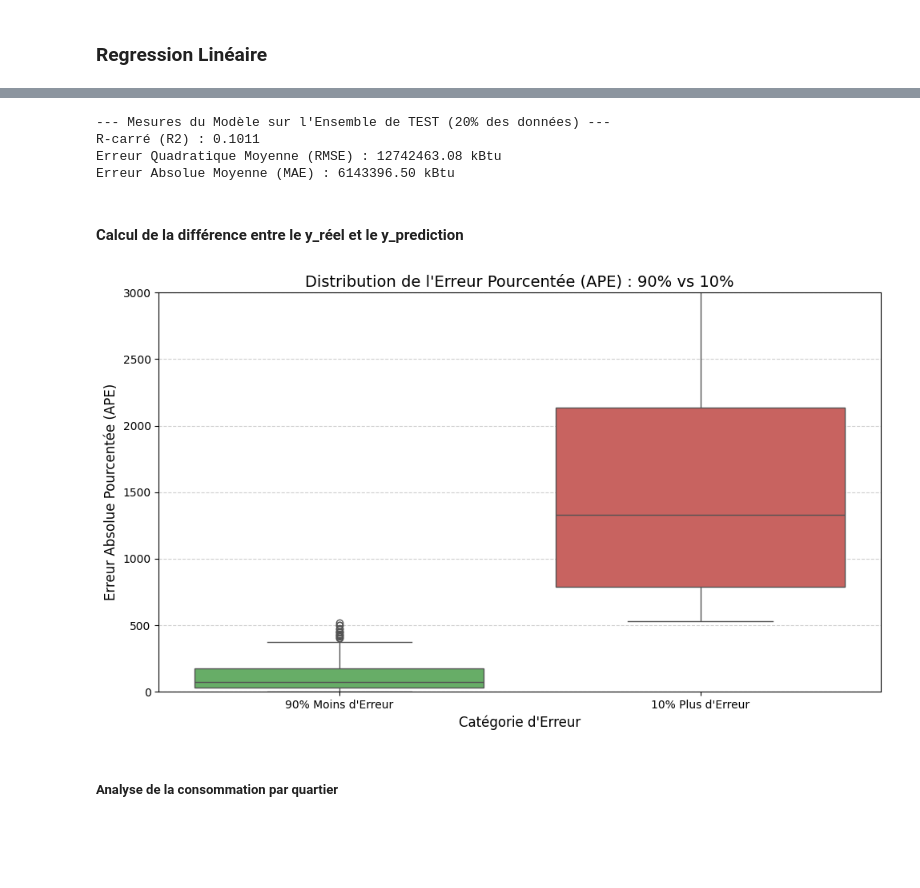
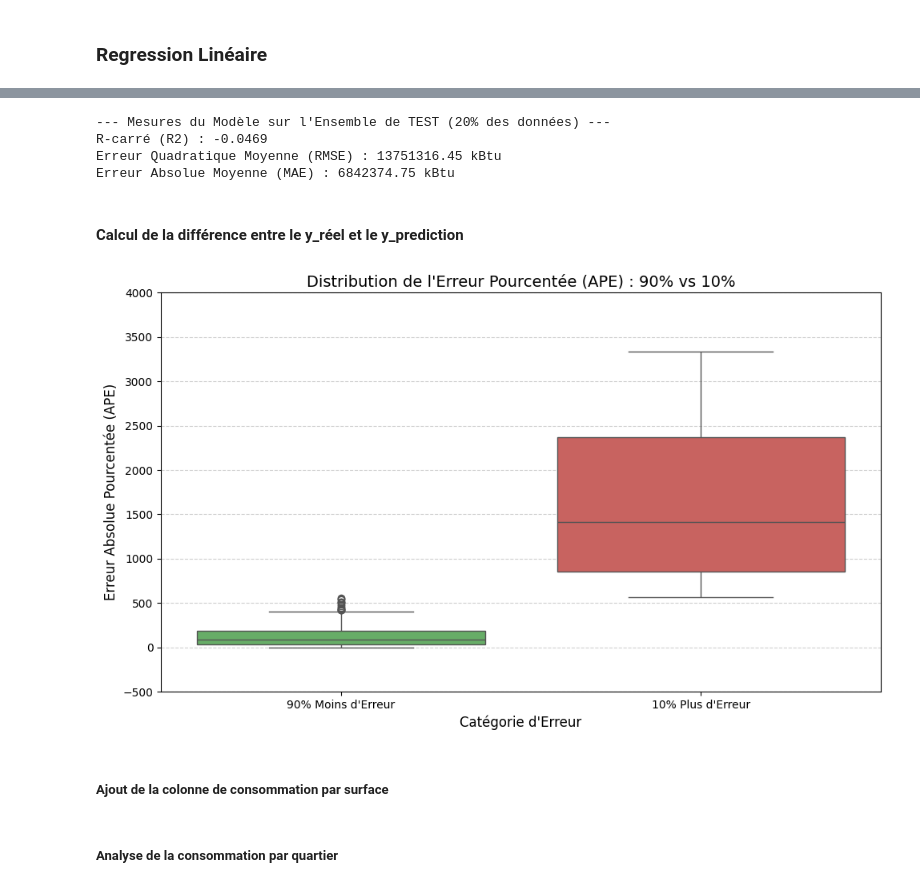
Before and after one commit to mcourte/DE_Projet_6, a Jupyter notebook: nettoyage_analyse_DF.ipynb, the cells around one changed output, grey strips where cells are left out. Saved outputs shown, nothing was run; the diff lists cells and outputs as text; code cells hidden in the pictures; blank space fills up the shorter version.

```diff
--- a/nettoyage_analyse_DF.ipynb
+++ b/nettoyage_analyse_DF.ipynb
@@ -1391,13 +1935,26 @@ features_to_keep = [
 # %%
 y = building_consumption_clean['SiteEnergyUse(kBtu)']
 X = df_without_leakage[features_to_keep].copy()
+
+
 X = X.loc[y.index]
+
+
+
+X_train, X_test, y_train, y_test = train_test_split(
+    X,
+    y,
+    test_size=0.2,  # 20% pour le jeu de test
+    random_state=42 # Pour garantir la reproductibilité
+)
+
+
 
 numeric_transformer = Pipeline(steps=[
     ('scaler', StandardScaler())
 ])
 categorical_transformer = Pipeline(steps=[
-    ('onehot', OneHotEncoder())
+    ('encoder', OneHotEncoder(handle_unknown='ignore'))
 ])
 
 preprocessor = ColumnTransformer(
@@ -1407,14 +1964,13 @@ preprocessor = ColumnTransformer(
     ],
     remainder='drop'
 )
+
 pipeline = Pipeline(steps=[
     ('preprocessor', preprocessor),
     ('regressor', LinearRegression())
 ])
-df_model = pd.concat([X, y], axis=1)
 
-X_final = df_model[X.columns]
-y_final = df_model[y.name]
 
-pipeline.fit(X_final, y_final)
-y_prediction = pipeline.predict(X)
+pipeline.fit(X_train, y_train)
+
+y_prediction_test = pipeline.predict(X_test)
@@ -1473,8 +1977,4 @@ y_prediction_test = pipeline.predict(X_test)
 # %%
-# --- 5. Prédiction sur les Données de TEST (X_test) ---
-y_prediction_test = pipeline.predict(X_test)
-
-# La vérité terrain pour le calcul des métriques est Y_TEST, pas Y (complet)
 y_true = y_test
 y_pred = y_prediction_test
 
@@ -1488,7 +1988,7 @@ rmse = np.sqrt(mse)
 mae = mean_absolute_error(y_true, y_pred)
 
 # On calcule le R² :
-r2 = r2_score(y_true, y_pred) # Le pipeline.score(X_test, y_test) fait la même chose
+r2 = r2_score(y_true, y_pred)
 
 # Affichage des résultats
 print("--- Mesures du Modèle sur l'Ensemble de TEST (20% des données) ---")
@@ -1497,9 +1997,9 @@ print(f"Erreur Quadratique Moyenne (RMSE) : {rmse:.2f} kBtu")
 print(f"Erreur Absolue Moyenne (MAE) : {mae:.2f} kBtu")
 # %% [output]
 --- Mesures du Modèle sur l'Ensemble de TEST (20% des données) ---
-R-carré (R2) : 0.1011
-Erreur Quadratique Moyenne (RMSE) : 12742463.08 kBtu
-Erreur Absolue Moyenne (MAE) : 6143396.50 kBtu
+R-carré (R2) : -0.0469
+Erreur Quadratique Moyenne (RMSE) : 13751316.45 kBtu
+Erreur Absolue Moyenne (MAE) : 6842374.75 kBtu
 # %% [markdown]
 #### Calcul de la différence entre le y_réel et le y_prediction
 # %%
@@ -1549,55 +2049,43 @@ df_90_percent = df_resultats_test[mask_90_percent]
 # Séparer les 10% (pour analyse future)
 df_10_percent = df_resultats_test[~mask_90_percent]
 # %%
-
-# --- 1. Préparation des Données (Comme votre code précédent) ---
-
-# 1.1 Ajout d'une colonne d'étiquette aux deux DataFrames
 df_90_percent_plot = df_90_percent.copy()
 df_10_percent_plot = df_10_percent.copy()
 
 df_90_percent_plot['Catégorie'] = '90% Moins d\'Erreur'
 df_10_percent_plot['Catégorie'] = '10% Plus d\'Erreur'
 
-# 1.2 Concaténation des deux DataFrames
+
 df_boxplot = pd.concat([df_90_percent_plot, df_10_percent_plot])
 
 
-# --- 2. Génération du Box Plot ---
 
 plt.figure(figsize=(10, 6))
 
 sns.boxplot(
     x='Catégorie',
     y='erreur_pourcentage',
     data=df_boxplot,
     palette=['#5cb85c', '#d9534f'],
     order=['90% Moins d\'Erreur', '10% Plus d\'Erreur'],
     hue='Catégorie'
 )
 
-# -----------------------------------------------------------
-# --- CORRECTIONS pour limiter la vue et utiliser le log ---
-# -----------------------------------------------------------
-
-# 1. Appliquer l'échelle logarithmique sur l'axe Y (l'erreur pourcentage)
-
-# 2. Limiter l'affichage de l'axe Y (par exemple, entre 1 et 2000, puisque l'erreur est positive)
-# Les points au-delà de cette limite ne seront pas visibles, mais sont pris en compte dans le calcul
-# des statistiques de la boîte.
-y_min = 0
-y_max = 3000
+y_min = -500
+y_max = 4000
 plt.ylim(y_min, y_max)
 
 plt.title(f"Distribution de l'Erreur Pourcentée (APE) : 90% vs 10%", fontsize=14)
 plt.xlabel("Catégorie d'Erreur", fontsize=12)
 plt.ylabel("Erreur Absolue Pourcentée (APE)", fontsize=12)
 
 plt.grid(axis='y', linestyle='--', alpha=0.6)
 plt.tight_layout()
 plt.show()
 # %% [output]
-[figure, old version]
+[figure, new version]
+# %% [markdown]
+##### Ajout de la colonne de consommation par surface
 # %%
 df = building_consumption_clean.copy()
 
```
Also changed, not shown: parts of 33 cells of this notebook.
